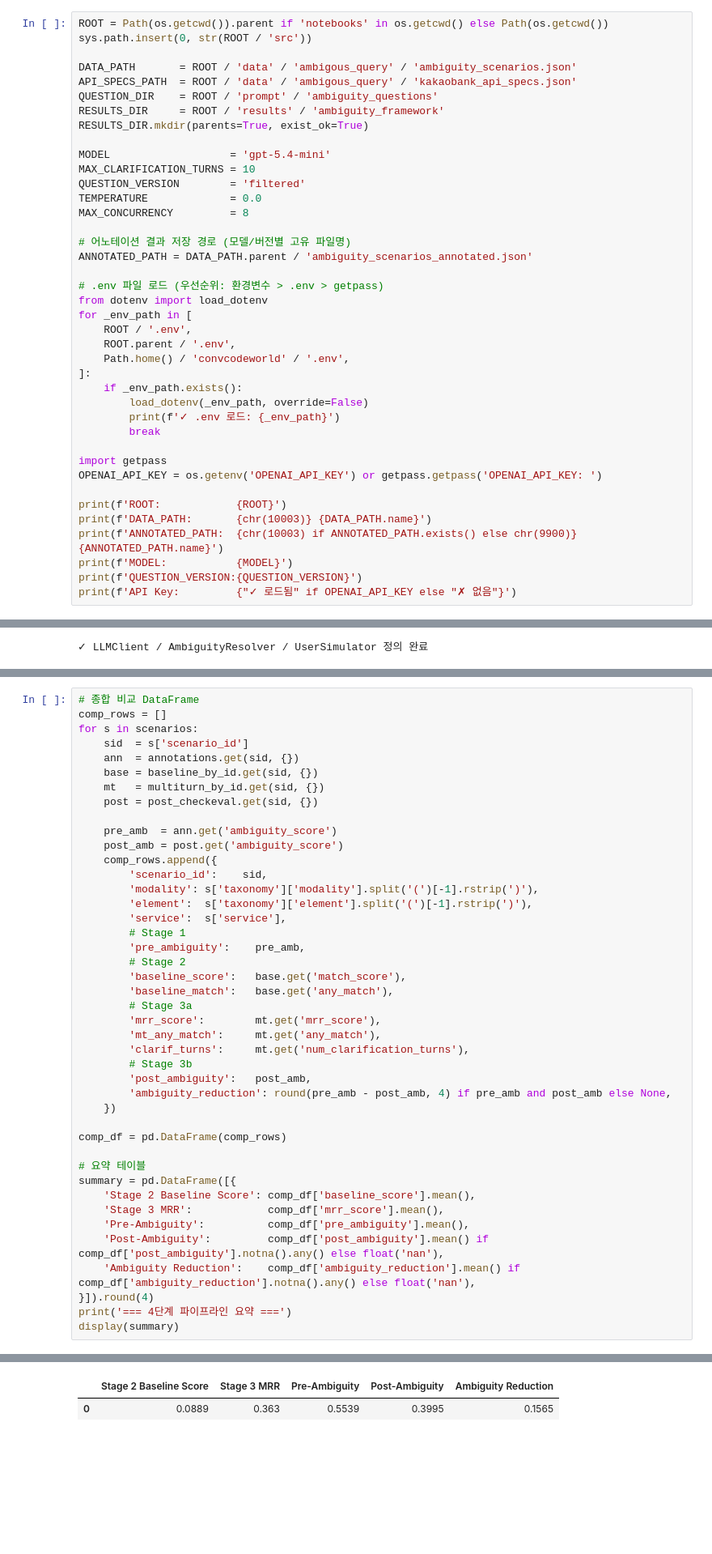
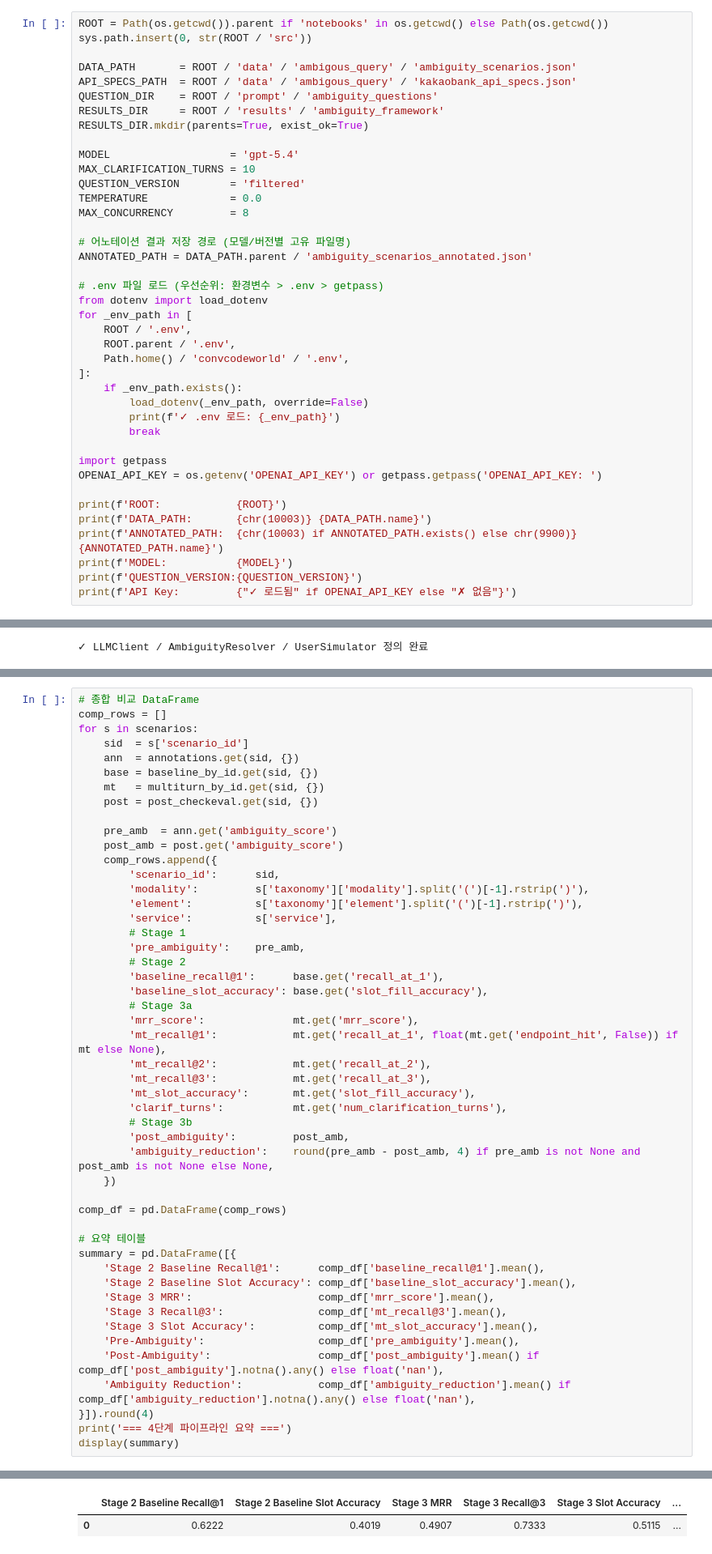
Before and after one commit to hanliger/UncertainQueryEval, a Jupyter notebook: notebooks/ambiguity_eval_framework.ipynb, the cells around one changed output, grey strips where cells are left out. Shown at 81% size. Cells and saved outputs as stored; diff of their text form; blank space fills up the shorter version.

```diff
--- a/notebooks/ambiguity_eval_framework.ipynb
+++ b/notebooks/ambiguity_eval_framework.ipynb
@@ -55,7 +55,7 @@ QUESTION_DIR    = ROOT / 'prompt' / 'ambiguity_questions'
 RESULTS_DIR     = ROOT / 'results' / 'ambiguity_framework'
 RESULTS_DIR.mkdir(parents=True, exist_ok=True)
 
-MODEL                   = 'gpt-5.4-mini'
+MODEL                   = 'gpt-5.4'
 MAX_CLARIFICATION_TURNS = 10
 QUESTION_VERSION        = 'filtered'
 TEMPERATURE             = 0.0
@@ -1200,49 +1376,55 @@ Post ambiguity  : 0.3995
 # %%
 # 종합 비교 DataFrame
 comp_rows = []
 for s in scenarios:
     sid  = s['scenario_id']
     ann  = annotations.get(sid, {})
     base = baseline_by_id.get(sid, {})
     mt   = multiturn_by_id.get(sid, {})
     post = post_checkeval.get(sid, {})
 
     pre_amb  = ann.get('ambiguity_score')
     post_amb = post.get('ambiguity_score')
     comp_rows.append({
-        'scenario_id':    sid,
-        'modality': s['taxonomy']['modality'].split('(')[-1].rstrip(')'),
-        'element':  s['taxonomy']['element'].split('(')[-1].rstrip(')'),
-        'service':  s['service'],
+        'scenario_id':      sid,
+        'modality':         s['taxonomy']['modality'].split('(')[-1].rstrip(')'),
+        'element':          s['taxonomy']['element'].split('(')[-1].rstrip(')'),
+        'service':          s['service'],
         # Stage 1
         'pre_ambiguity':    pre_amb,
         # Stage 2
-        'baseline_score':   base.get('match_score'),
-        'baseline_match':   base.get('any_match'),
+        'baseline_recall@1':      base.get('recall_at_1'),
+        'baseline_slot_accuracy': base.get('slot_fill_accuracy'),
         # Stage 3a
-        'mrr_score':        mt.get('mrr_score'),
-        'mt_any_match':     mt.get('any_match'),
-        'clarif_turns':     mt.get('num_clarification_turns'),
+        'mrr_score':              mt.get('mrr_score'),
+        'mt_recall@1':            mt.get('recall_at_1', float(mt.get('endpoint_hit', False)) if mt else None),
+        'mt_recall@2':            mt.get('recall_at_2'),
+        'mt_recall@3':            mt.get('recall_at_3'),
+        'mt_slot_accuracy':       mt.get('slot_fill_accuracy'),
+        'clarif_turns':           mt.get('num_clarification_turns'),
         # Stage 3b
-        'post_ambiguity':   post_amb,
-        'ambiguity_reduction': round(pre_amb - post_amb, 4) if pre_amb and post_amb else None,
+        'post_ambiguity':         post_amb,
+        'ambiguity_reduction':    round(pre_amb - post_amb, 4) if pre_amb is not None and post_amb is not None else None,
     })
 
 comp_df = pd.DataFrame(comp_rows)
 
 # 요약 테이블
 summary = pd.DataFrame([{
-    'Stage 2 Baseline Score': comp_df['baseline_score'].mean(),
-    'Stage 3 MRR':            comp_df['mrr_score'].mean(),
-    'Pre-Ambiguity':          comp_df['pre_ambiguity'].mean(),
-    'Post-Ambiguity':         comp_df['post_ambiguity'].mean() if comp_df['post_ambiguity'].notna().any() else float('nan'),
-    'Ambiguity Reduction':    comp_df['ambiguity_reduction'].mean() if comp_df['ambiguity_reduction'].notna().any() else float('nan'),
+    'Stage 2 Baseline Recall@1':      comp_df['baseline_recall@1'].mean(),
+    'Stage 2 Baseline Slot Accuracy': comp_df['baseline_slot_accuracy'].mean(),
+    'Stage 3 MRR':                    comp_df['mrr_score'].mean(),
+    'Stage 3 Recall@3':               comp_df['mt_recall@3'].mean(),
+    'Stage 3 Slot Accuracy':          comp_df['mt_slot_accuracy'].mean(),
+    'Pre-Ambiguity':                  comp_df['pre_ambiguity'].mean(),
+    'Post-Ambiguity':                 comp_df['post_ambiguity'].mean() if comp_df['post_ambiguity'].notna().any() else float('nan'),
+    'Ambiguity Reduction':            comp_df['ambiguity_reduction'].mean() if comp_df['ambiguity_reduction'].notna().any() else float('nan'),
 }]).round(4)
 print('=== 4단계 파이프라인 요약 ===')
 display(summary)
 # %% [output]
 === 4단계 파이프라인 요약 ===
-|  | Stage 2 Baseline Score | Stage 3 MRR | Pre-Ambiguity | Post-Ambiguity | Ambiguity Reduction |
-| 0 | 0.0889 | 0.363 | 0.5539 | 0.3995 | 0.1565 |
+|  | Stage 2 Baseline Recall@1 | Stage 2 Baseline Slot Accuracy | Stage 3 MRR | Stage 3 Recall@3 | Stage 3 Slot Accuracy | ... |
+| 0 | 0.6222 | 0.4019 | 0.4907 | 0.7333 | 0.5115 | ... |
 # %%
 # Stage 4: 전체 파이프라인 — 5×3 Taxonomy 비교 행렬
```
Also changed, not shown: parts of 14 cells of this notebook, 6 other files.
